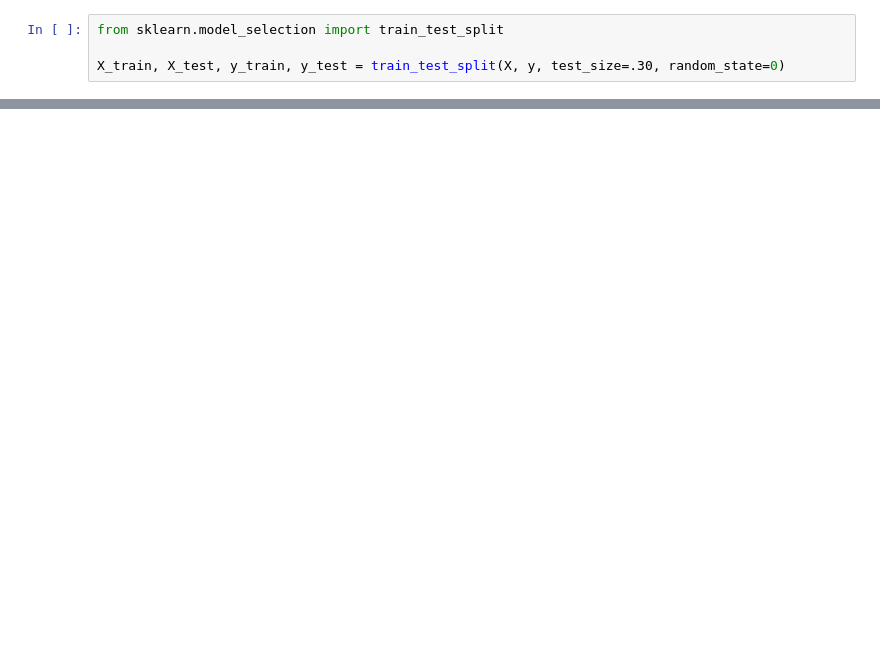
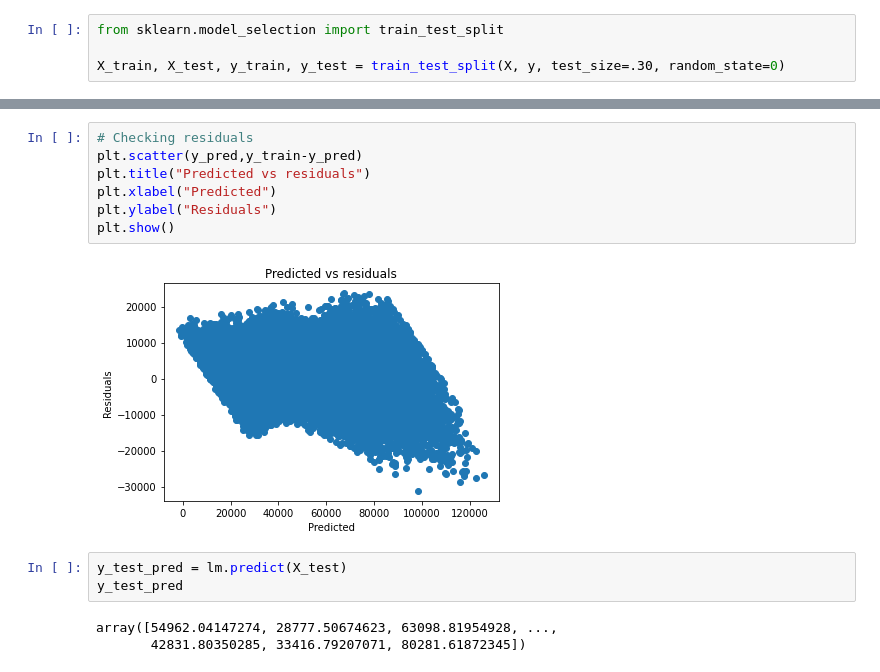
Before and after one commit to Harish-aditya/Inventory_forecasting, a Jupyter notebook: inventoryforecasting.ipynb, the cells around one changed output, grey strips where cells are left out. Saved outputs shown, nothing was run; the diff lists cells and outputs as text; blank space fills up the shorter version.

```diff
--- a/inventoryforecasting.ipynb
+++ b/inventoryforecasting.ipynb
@@ -338,0 +388,15 @@ X_test
+# %%
+# Checking residuals
+plt.scatter(y_pred,y_train-y_pred)
+plt.title("Predicted vs residuals")
+plt.xlabel("Predicted")
+plt.ylabel("Residuals")
+plt.show()
+# %% [output]
+[figure, added]
+# %%
+y_test_pred = lm.predict(X_test)
+y_test_pred
+# %% [output]
+array([54962.04147274, 28777.50674623, 63098.81954928, ...,
+       42831.80350285, 33416.79207071, 80281.61872345])
```
Also changed, not shown: parts of 45 cells of this notebook.
